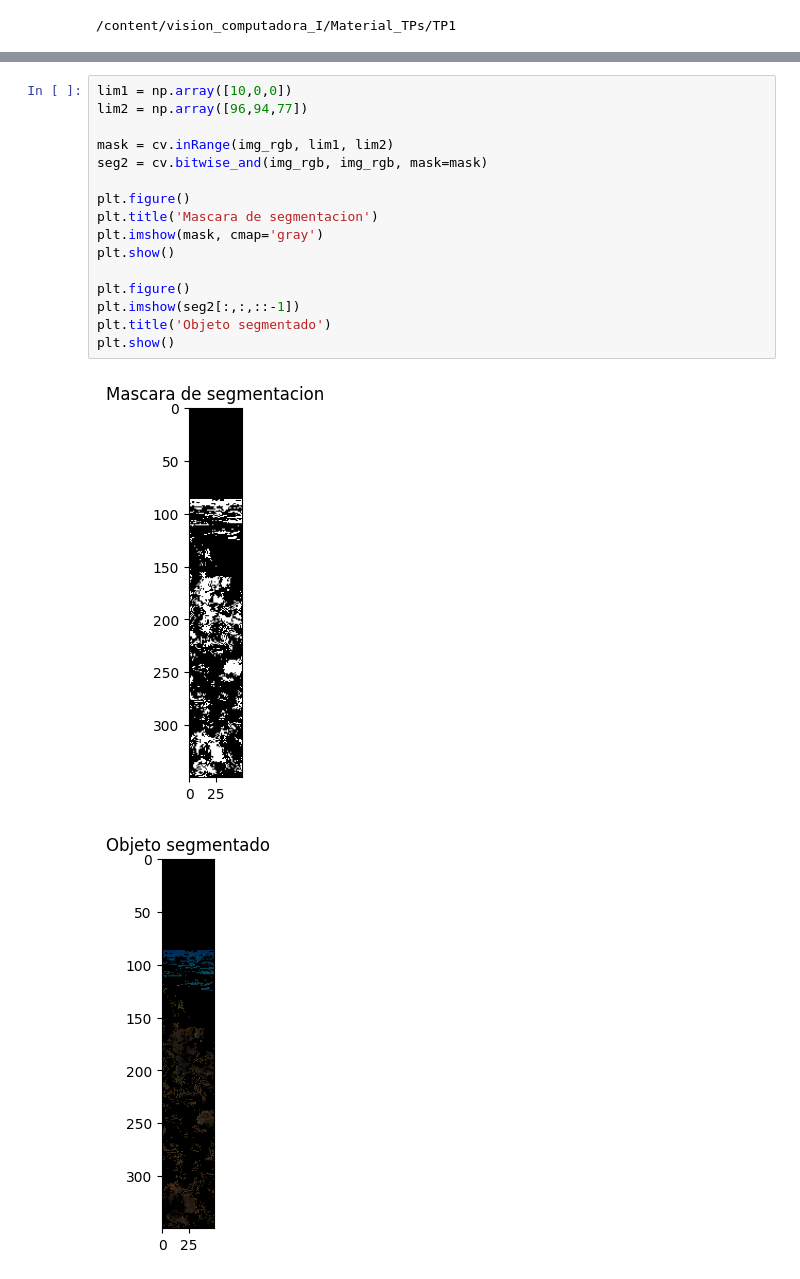
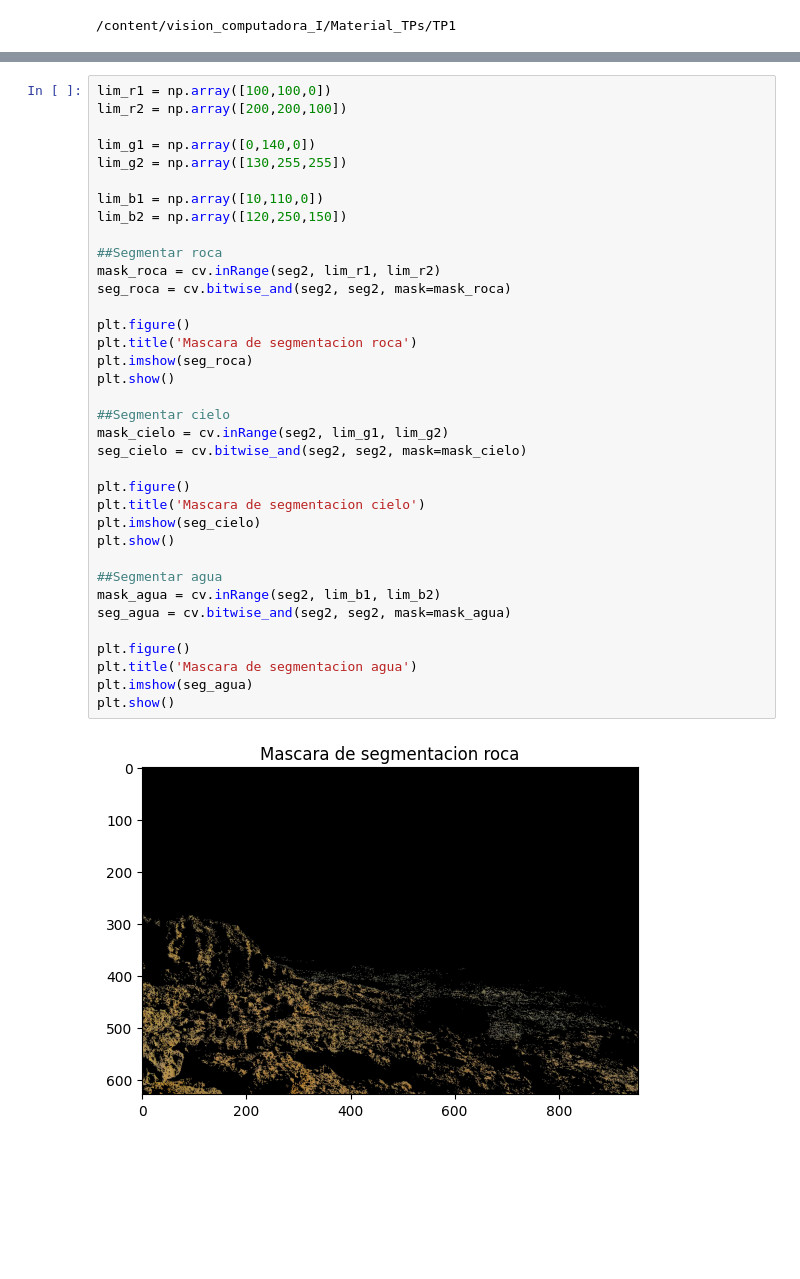
Before and after one commit to MauricioCastroF/VC1_EntregaTP, a Jupyter notebook: TP1_PARTE_2_2_Castro_FrancoMauricio.ipynb, the cells around one changed output, grey strips where cells are left out. Saved outputs shown, nothing was run; the diff lists cells and outputs as text; blank space fills up the shorter version.

```diff
--- a/TP1_PARTE_2_2_Castro_FrancoMauricio.ipynb
+++ b/TP1_PARTE_2_2_Castro_FrancoMauricio.ipynb
@@ -82,19 +67,38 @@ print(color_mean)
-# %%
-lim1 = np.array([10,0,0])
-lim2 = np.array([96,94,77])
-
-mask = cv.inRange(img_rgb, lim1, lim2)
-seg2 = cv.bitwise_and(img_rgb, img_rgb, mask=mask)
-
-plt.figure()
-plt.title('Mascara de segmentacion')
-plt.imshow(mask, cmap='gray')
-plt.show()
-
-plt.figure()
-plt.imshow(seg2[:,:,::-1])
-plt.title('Objeto segmentado')
-plt.show()
-# %% [output]
-[figure, removed]
-[figure, removed]
+# %%
+lim_r1 = np.array([100,100,0])
+lim_r2 = np.array([200,200,100])
+
+lim_g1 = np.array([0,140,0])
+lim_g2 = np.array([130,255,255])
+
+lim_b1 = np.array([10,110,0])
+lim_b2 = np.array([120,250,150])
+
+##Segmentar roca
+mask_roca = cv.inRange(seg2, lim_r1, lim_r2)
+seg_roca = cv.bitwise_and(seg2, seg2, mask=mask_roca)
+
+plt.figure()
+plt.title('Mascara de segmentacion roca')
+plt.imshow(seg_roca)
+plt.show()
+
+##Segmentar cielo
+mask_cielo = cv.inRange(seg2, lim_g1, lim_g2)
+seg_cielo = cv.bitwise_and(seg2, seg2, mask=mask_cielo)
+
+plt.figure()
+plt.title('Mascara de segmentacion cielo')
+plt.imshow(seg_cielo)
+plt.show()
+
+##Segmentar agua
+mask_agua = cv.inRange(seg2, lim_b1, lim_b2)
+seg_agua = cv.bitwise_and(seg2, seg2, mask=mask_agua)
+
+plt.figure()
+plt.title('Mascara de segmentacion agua')
+plt.imshow(seg_agua)
+plt.show()
+# %% [output]
+[figure, added]
```
Also changed, not shown: parts of 8 cells of this notebook.
